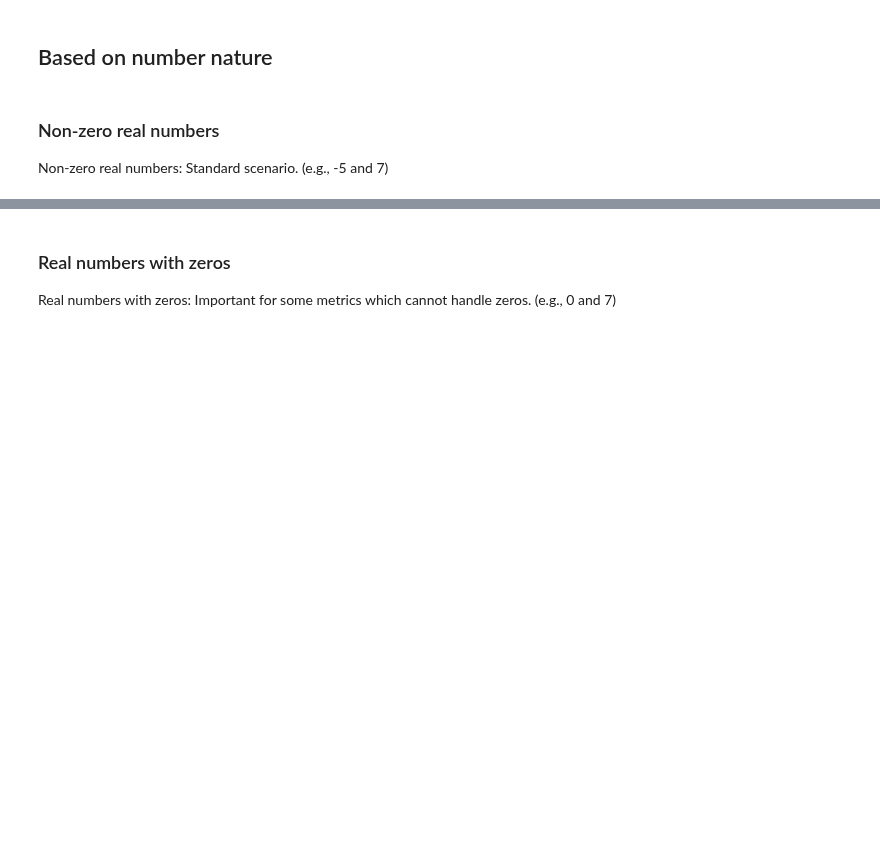
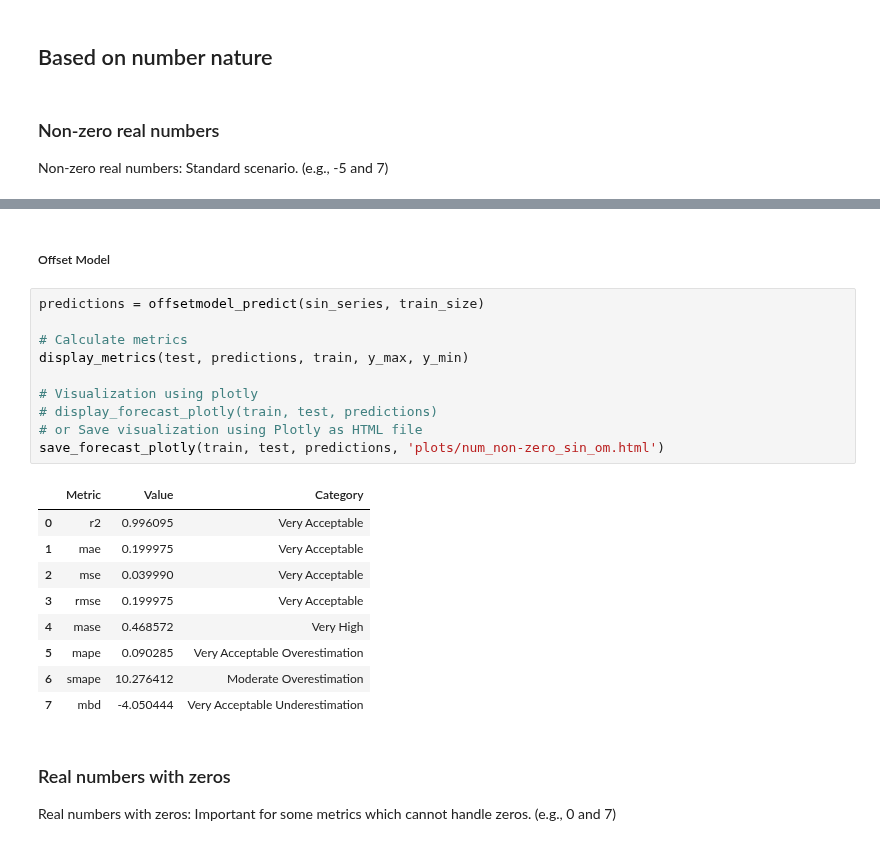
Before and after one commit to ranggakd/DAIly, a Jupyter notebook: ideas/regression_forecasting_metrics/Metrics_Exploration.ipynb, the cells around one changed output, grey strips where cells are left out. Drawn from its saved outputs; the diff is of its cells as text; blank space fills up the shorter version.

```diff
--- a/ideas/regression_forecasting_metrics/Metrics_Exploration.ipynb
+++ b/ideas/regression_forecasting_metrics/Metrics_Exploration.ipynb
@@ -763,3 +857,25 @@ y_cos = np.cos(np.linspace(0, 2 * np.pi, days)) * scale_factor + const
+# %% [markdown]
+##### Offset Model
+# %%
+predictions = offsetmodel_predict(sin_series, train_size)
+
+# Calculate metrics
+display_metrics(test, predictions, train, y_max, y_min)
+
+# Visualization using plotly
+# display_forecast_plotly(train, test, predictions)
+# or Save visualization using Plotly as HTML file
+save_forecast_plotly(train, test, predictions, 'plots/num_non-zero_sin_om.html')
+# %% [output]
+|  | Metric | Value | Category |
+| 0 | r2 | 0.996095 | Very Acceptable |
+| 1 | mae | 0.199975 | Very Acceptable |
+| 2 | mse | 0.039990 | Very Acceptable |
+| 3 | rmse | 0.199975 | Very Acceptable |
+| 4 | mase | 0.468572 | Very High |
+| 5 | mape | 0.090285 | Very Acceptable Overestimation |
+| 6 | smape | 10.276412 | Moderate Overestimation |
+| 7 | mbd | -4.050444 | Very Acceptable Underestimation |
 # %% [markdown]
 ### Real numbers with zeros
 
```
Also changed, not shown: parts of 12 cells of this notebook, 5 other files.
